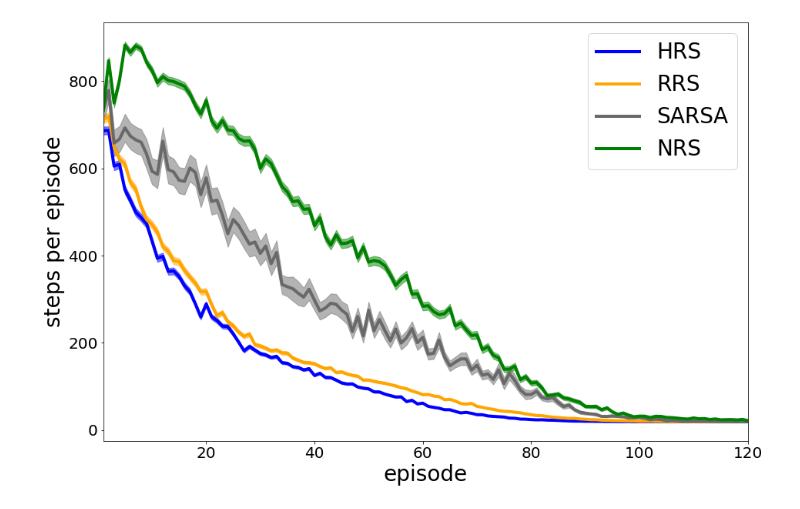
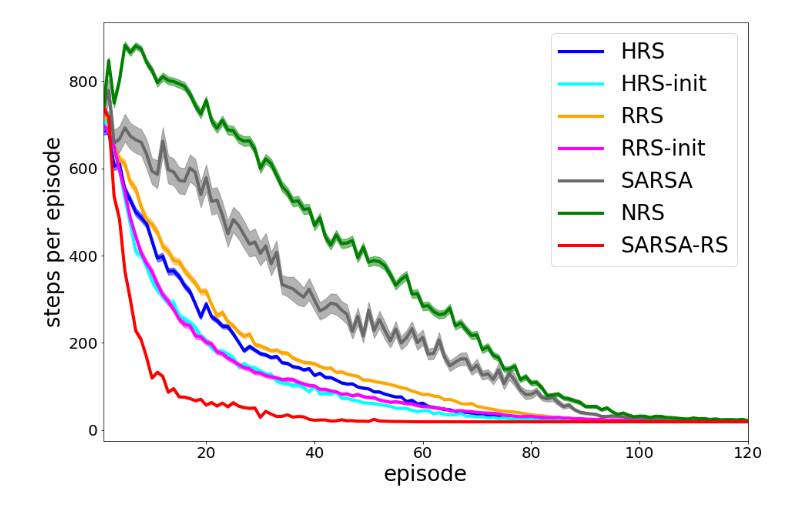
Before and after one commit to takato86/analyze_result, a Jupyter notebook: notebooks/error-bar-area.ipynb, the cells around one changed output. Saved outputs shown, nothing was run; the diff lists cells and outputs as text; code cells hidden in the pictures.

```diff
--- a/notebooks/error-bar-area.ipynb
+++ b/notebooks/error-bar-area.ipynb
@@ -34,18 +34,21 @@ def plot_mean_se(y, y_lower, y_upper, color="black", alpha=1, label="", line_wid
 # %%
 l_episodes = 120
 plt.figure(figsize=(15, 10))
 plt.tick_params(labelsize=20)
 plot_mean_se(four_df["HRS-mean"][:l_episodes], four_df["HRS-lower"][:l_episodes], four_df["HRS-upper"][:l_episodes], "blue", 0.5, "HRS")
+plot_mean_se(four_df["HRS-init-mean"][:l_episodes], four_df["HRS-init-lower"][:l_episodes], four_df["HRS-init-upper"][:l_episodes], "cyan", 0.5, "HRS-init")
 plot_mean_se(four_df["RRS-mean"][:l_episodes], four_df["RRS-lower"][:l_episodes], four_df["RRS-upper"][:l_episodes], "orange", 0.5, "RRS")
+plot_mean_se(four_df["RRS-init-mean"][:l_episodes], four_df["RRS-init-lower"][:l_episodes], four_df["RRS-init-upper"][:l_episodes], "magenta", 0.5, "RRS-init")
 plot_mean_se(four_df["SARSA-mean"][:l_episodes], four_df["SARSA-lower"][:l_episodes], four_df["SARSA-upper"][:l_episodes], "dimgray", 0.5, "SARSA")
 plot_mean_se(four_df["NRS-mean"][:l_episodes], four_df["NRS-lower"][:l_episodes], four_df["NRS-upper"][:l_episodes], "green", 0.5, "NRS")
+plot_mean_se(four_df["SARSA-RS-mean"][:l_episodes], four_df["SARSA-RS-lower"][:l_episodes], four_df["SARSA-RS-upper"][:l_episodes], "red", 0.5, "SARSA-RS")
 plt.ylabel("steps per episode", fontsize=28)
 plt.xlabel("episode", fontsize=28)
 plt.xlim(1, l_episodes)
 plt.legend(fontsize=28)
-plt.savefig("out/4rooms-learning-curves")
+plt.savefig("out/4rooms-learning-curves.pdf", format="pdf")
 # %% [output]
-[figure, old version]
+[figure, new version]
 # %%
 l_episodes = 200
 plt.figure(figsize=(15, 10))
```
Also changed, not shown: parts of 4 cells of this notebook, 10 other files.
